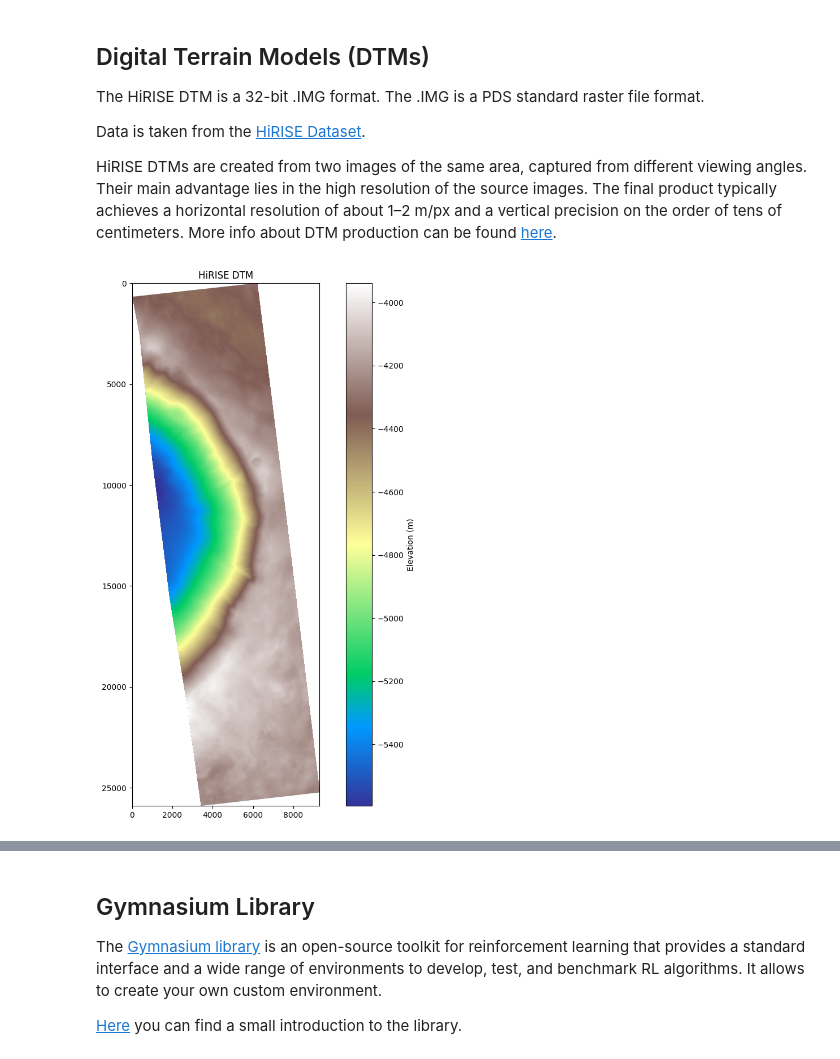
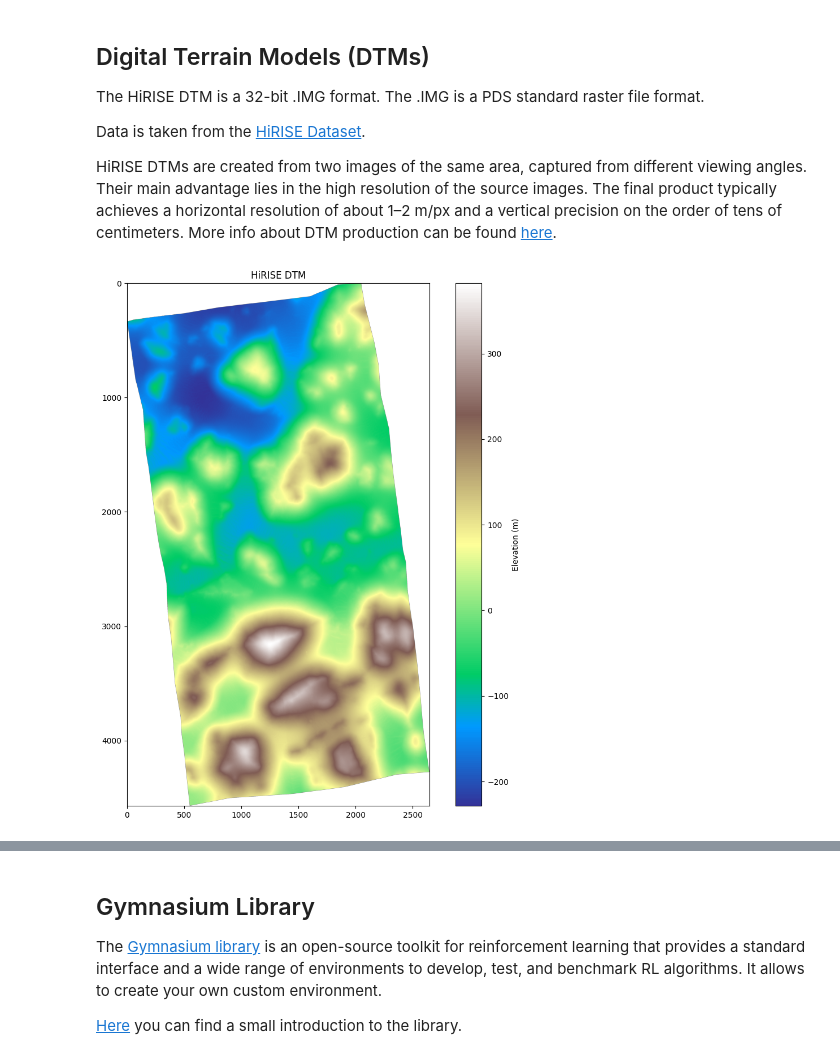
Before and after one commit to GianM0027/Rover-Trajectory-Finder, a Jupyter notebook: how_things_work.ipynb, the cells around one changed output, grey strips where cells are left out. Cells and saved outputs as stored; diff of their text form; code cells hidden in the pictures.

```diff
--- a/how_things_work.ipynb
+++ b/how_things_work.ipynb
@@ -32,9 +29,9 @@ Data is taken from the [HiRISE Dataset](https://www.uahirise.org/dtm/).
 HiRISE DTMs are created from two images of the same area, captured from different viewing angles. Their main advantage lies in the high resolution of the source images. The final product typically achieves a horizontal resolution of about 1–2 m/px and a vertical precision on the order of tens of centimeters. More info about DTM production can be found [here](https://www.uahirise.org/dtm/about.php).
 # %%
 #filepath = "DTMs/DTEEC_016460_2230_016170_2230_G01.IMG"
-filepath = "DTMs/DTEEC_016460_2230_016170_2230_G01.IMG"
+filepath = "DTMs/testing/DTEED_082989_1630_083055_1630_A01.IMG"
 dtm_file = HiriseDTM(filepath)
 
 dtm_file.plot_dtm()
 # %% [output]
-[figure, old version]
+[figure, new version]
```
Also changed, not shown: parts of 5 cells of this notebook, 20 other files.
